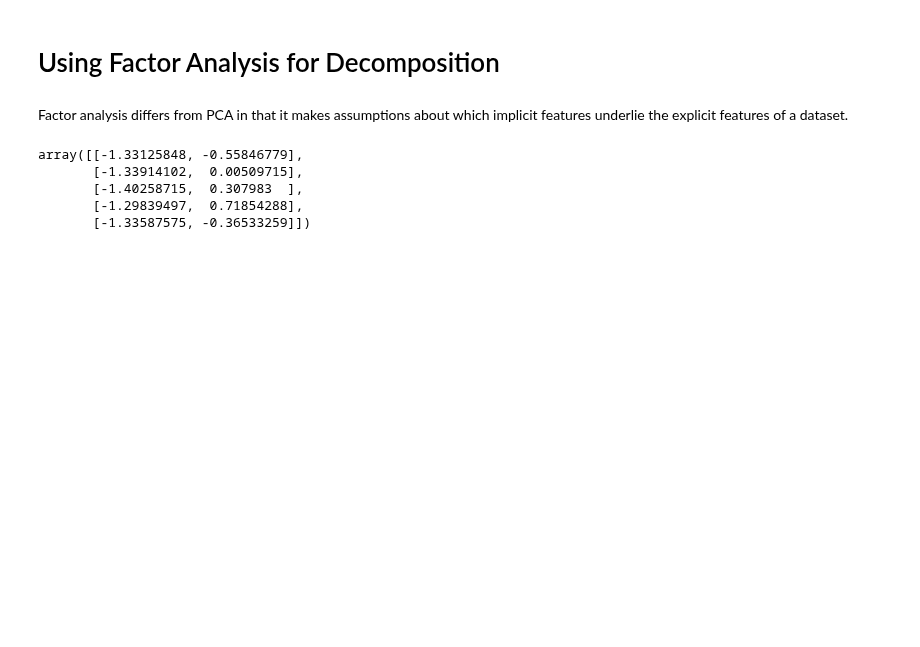
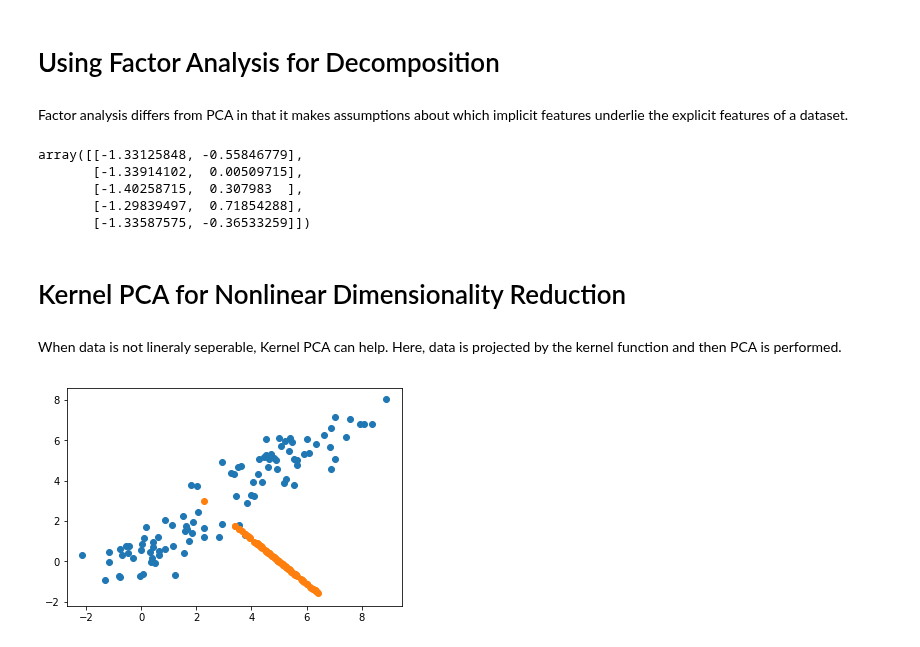
Before and after one commit to rvernagus/data-science-notebooks, a Jupyter notebook: scikit-learn/Preparing Data.ipynb, the cells around one changed output. Saved outputs shown, nothing was run; the diff lists cells and outputs as text; code cells hidden in the pictures; blank space fills up the shorter version.

Commit message:
Add Kernel PCA section to Preparing Data

```diff
--- a/scikit-learn/Preparing Data.ipynb
+++ b/scikit-learn/Preparing Data.ipynb
@@ -420,3 +420,26 @@ array([[-1.33125848, -0.55846779],
        [-1.40258715,  0.307983  ],
        [-1.29839497,  0.71854288],
        [-1.33587575, -0.36533259]])
+# %% [markdown]
+# Kernel PCA for Nonlinear Dimensionality Reduction
+# %% [markdown]
+When data is not lineraly seperable, Kernel PCA can help. Here, data is projected by the kernel function and then PCA is performed.
+# %%
+A1_mean = [1, 1]
+A1_cov = [[2, .99], [1, 1]]
+A1 = np.random.multivariate_normal(A1_mean, A1_cov, 50)
+
+A2_mean = [5, 5]
+A2_cov = [[2, .99], [1, 1]]
+A2 = np.random.multivariate_normal(A2_mean, A2_cov, 50)
+
+A = np.vstack((A1, A2))
+
+B_mean = [5, 0]
+B_cov = [[.5, -1], [-.9, .5]]
+B = np.random.multivariate_normal(B_mean, B_cov, 100)
+# %%
+plt.scatter(A[:, 0], A[:, 1]);
+plt.scatter(B[:, 0], B[:, 1]);
+# %% [output]
+[figure, added]
```
Also changed, not shown: parts of 5 cells of this notebook.
